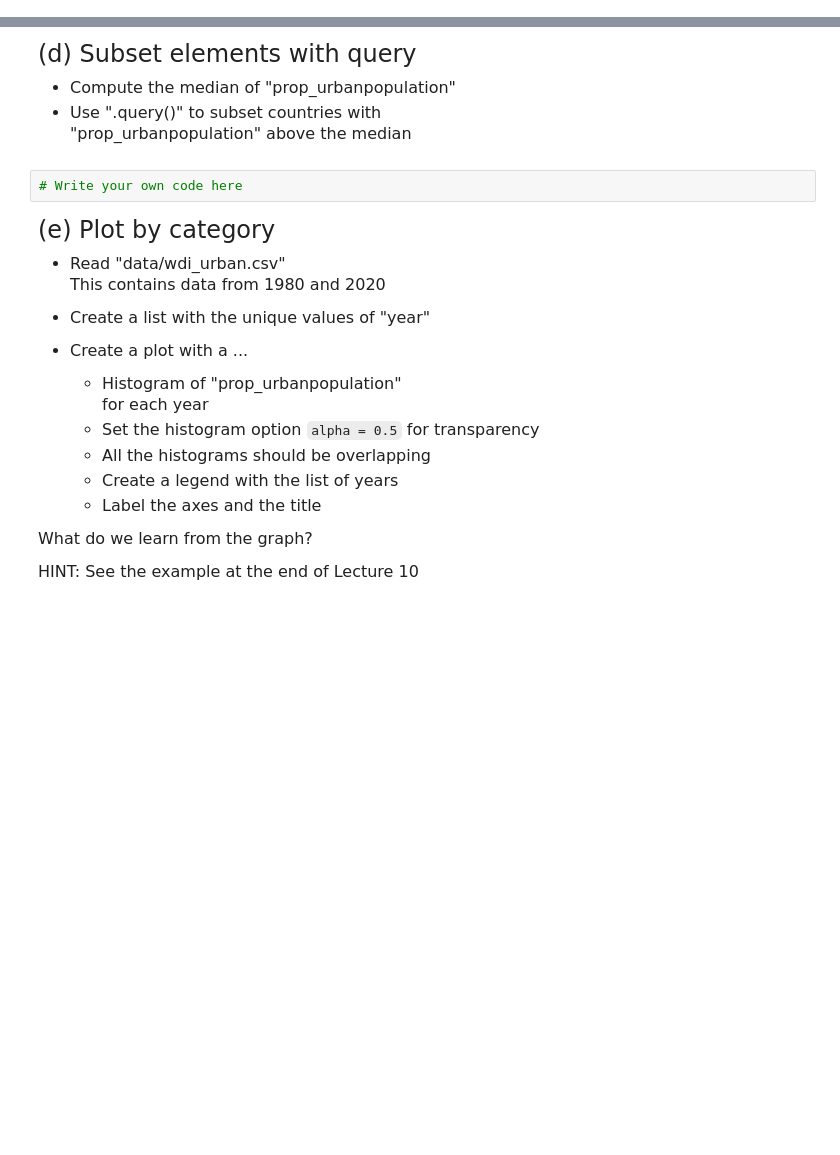
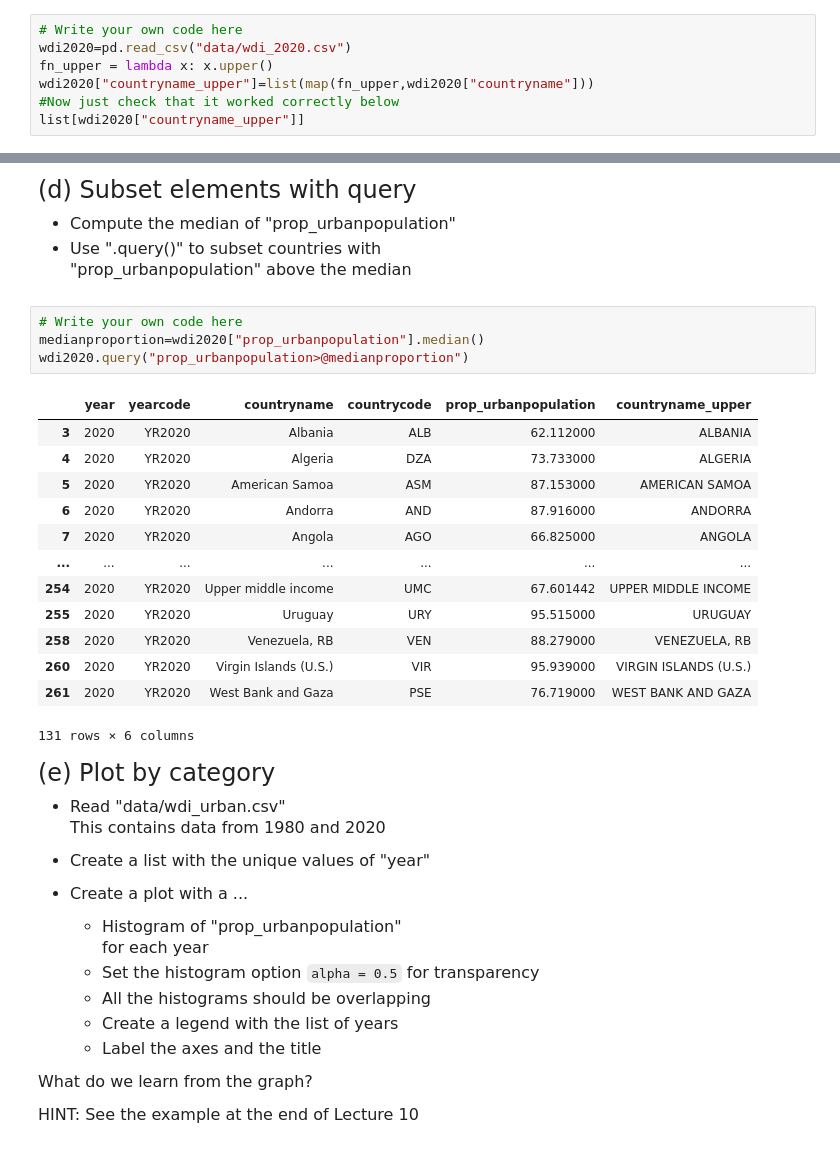
Before and after one commit to MannyBett/EmoryQTM151, a Jupyter notebook: Lecture 10/Assignment 6/Assignment 6.ipynb, the cells around one changed output, grey strips where cells are left out. Saved outputs shown, nothing was run; the diff lists cells and outputs as text; blank space fills up the shorter version.

```diff
--- a/Lecture 10/Assignment 6/Assignment 6.ipynb
+++ b/Lecture 10/Assignment 6/Assignment 6.ipynb
@@ -48,0 +59,7 @@ that converts "countryname" to upper case.
+# %%
+# Write your own code here
+wdi2020=pd.read_csv("data/wdi_2020.csv")
+fn_upper = lambda x: x.upper()
+wdi2020["countryname_upper"]=list(map(fn_upper,wdi2020["countryname"]))
+#Now just check that it worked correctly below
+list[wdi2020["countryname_upper"]]
@@ -72,6 +111,22 @@ For questions (b)-(d), read "data/wdi_2020.csv"
  "prop_urbanpopulation" above the median
 # %%
 # Write your own code here
+medianproportion=wdi2020["prop_urbanpopulation"].median()
+wdi2020.query("prop_urbanpopulation>@medianproportion")
+# %% [output]
+|  | year | yearcode | countryname | countrycode | prop_urbanpopulation | countryname_upper |
+| 3 | 2020 | YR2020 | Albania | ALB | 62.112000 | ALBANIA |
+| 4 | 2020 | YR2020 | Algeria | DZA | 73.733000 | ALGERIA |
+| 5 | 2020 | YR2020 | American Samoa | ASM | 87.153000 | AMERICAN SAMOA |
+| 6 | 2020 | YR2020 | Andorra | AND | 87.916000 | ANDORRA |
+| 7 | 2020 | YR2020 | Angola | AGO | 66.825000 | ANGOLA |
+| ... | ... | ... | ... | ... | ... | ... |
+| 254 | 2020 | YR2020 | Upper middle income | UMC | 67.601442 | UPPER MIDDLE INCOME |
+| 255 | 2020 | YR2020 | Uruguay | URY | 95.515000 | URUGUAY |
+| 258 | 2020 | YR2020 | Venezuela, RB | VEN | 88.279000 | VENEZUELA, RB |
+| 260 | 2020 | YR2020 | Virgin Islands (U.S.) | VIR | 95.939000 | VIRGIN ISLANDS (U.S.) |
+| 261 | 2020 | YR2020 | West Bank and Gaza | PSE | 76.719000 | WEST BANK AND GAZA |
+131 rows × 6 columns
 # %% [markdown]
 <font size = "5">
 
```
Also changed, not shown: parts of 6 cells of this notebook, 2 other files.
